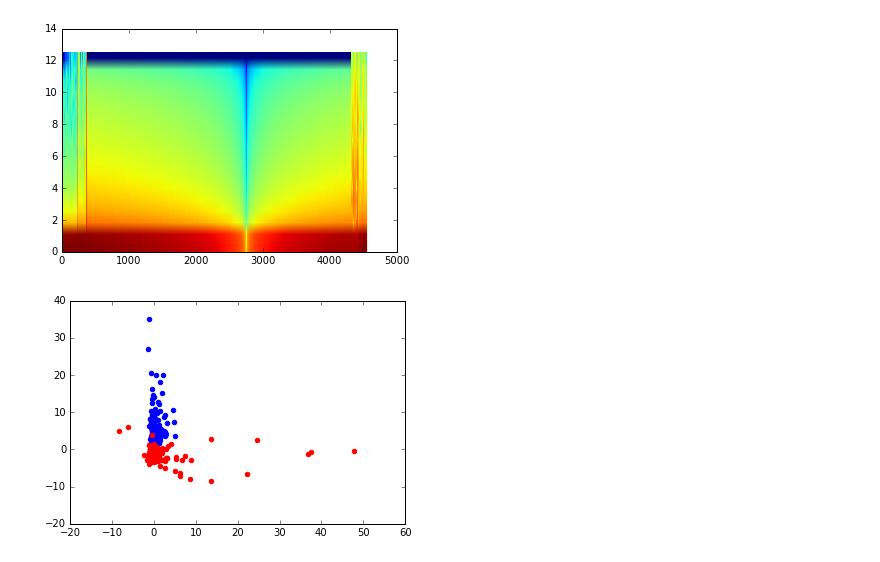
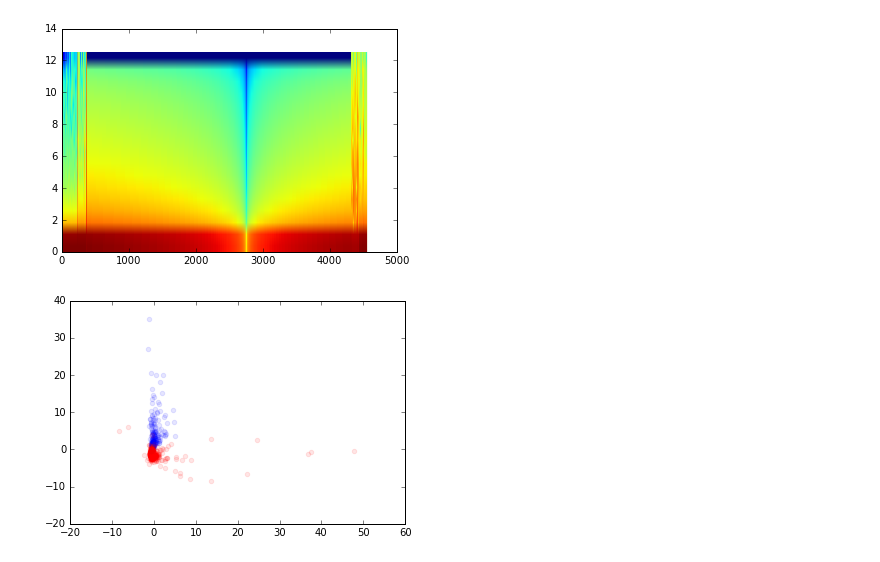
Before and after one commit to shifwang/MyShakeAnalysis, a Jupyter notebook: amplitude ratio analysis.ipynb, the cells around one changed output. Drawn from its saved outputs; the diff is of its cells as text; code cells hidden in the pictures.

```diff
--- a/amplitude ratio analysis.ipynb
+++ b/amplitude ratio analysis.ipynb
@@ -64,17 +64,17 @@ def band_amplitudes(spec,window=[0,5],numBins=4):
 # %%
 def pairwise_ratios(vec):
     M = len(vec)
-    pw = np.zeros(M*(M-1))
+    pw = np.zeros(M*(M-1)/2)
     k=0
     for i in range(M):
-        for j in range(i)+range(i+1,M):
+        for j in range(i+1,M):
             pw[k] = vec[i]/vec[j]
             k += 1
     return pw
 # %%
 for (i,point) in enumerate(results.Y):
     if i < 192:
-        plt.scatter(point[3],point[2],color='blue')
+        plt.scatter(point[2],point[4],color='blue',alpha=0.2)
     else:
-        plt.scatter(point[3],point[2],color='red')
+        plt.scatter(point[2],point[4],color='red',alpha=0.05)
 # %% [output]
@@ -83,7 +83,7 @@ for (i,point) in enumerate(results.Y):
 _______________
 # %%
 n = len(glob.glob('minidata/shake_table/*'))
-features = np.zeros((192,132))
+features = np.zeros((192,66))
 
 for (i,f) in enumerate(glob.glob('minidata/shake_table/*')):
     data = json.load(open(f, 'rb'))
@@ -109,7 +109,7 @@ for (i,f) in enumerate(glob.glob('minidata/shake_table/*')):
 # %%
 n = len(glob.glob('minidata/human/*'))
 print n
-features1 = np.zeros((n,132))
+features1 = np.zeros((n,66))
 
 for (i,f) in enumerate(glob.glob('minidata/human/*')):
     data = json.load(open(f, 'rb'))
@@ -139,8 +139,8 @@ results = PCA(np.concatenate((features,features1),axis=0))
 # %%
 for (i,point) in enumerate(results.Y):
     if i < 192:
-        plt.scatter(point[3],point[2],color='blue')
+        plt.scatter(point[3],point[2],color='blue',alpha=0.1)
     else:
-        plt.scatter(point[3],point[2],color='red')
+        plt.scatter(point[3],point[2],color='red',alpha=0.1)
 # %% [output]
-[figure, old version]
+[figure, new version]
```
Also changed, not shown: parts of 1 cell of this notebook.
